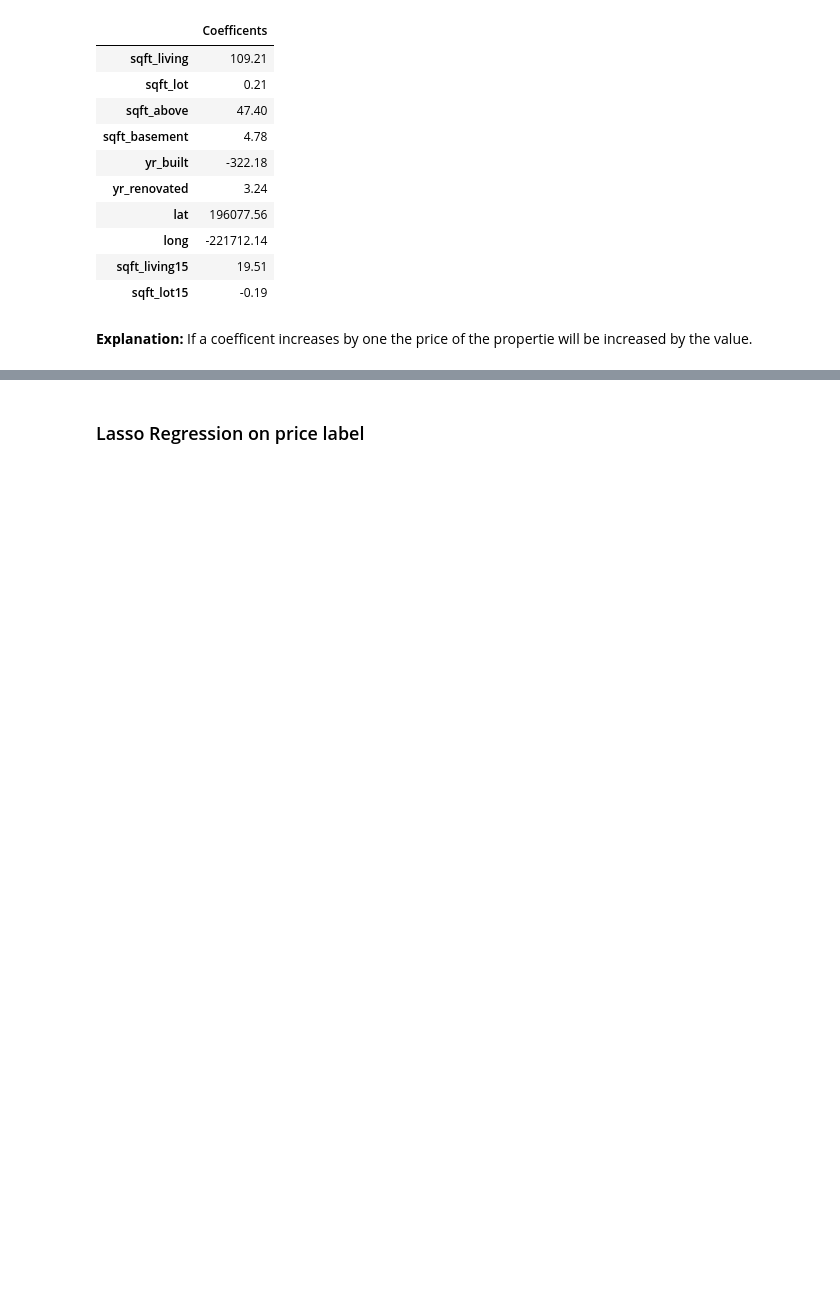
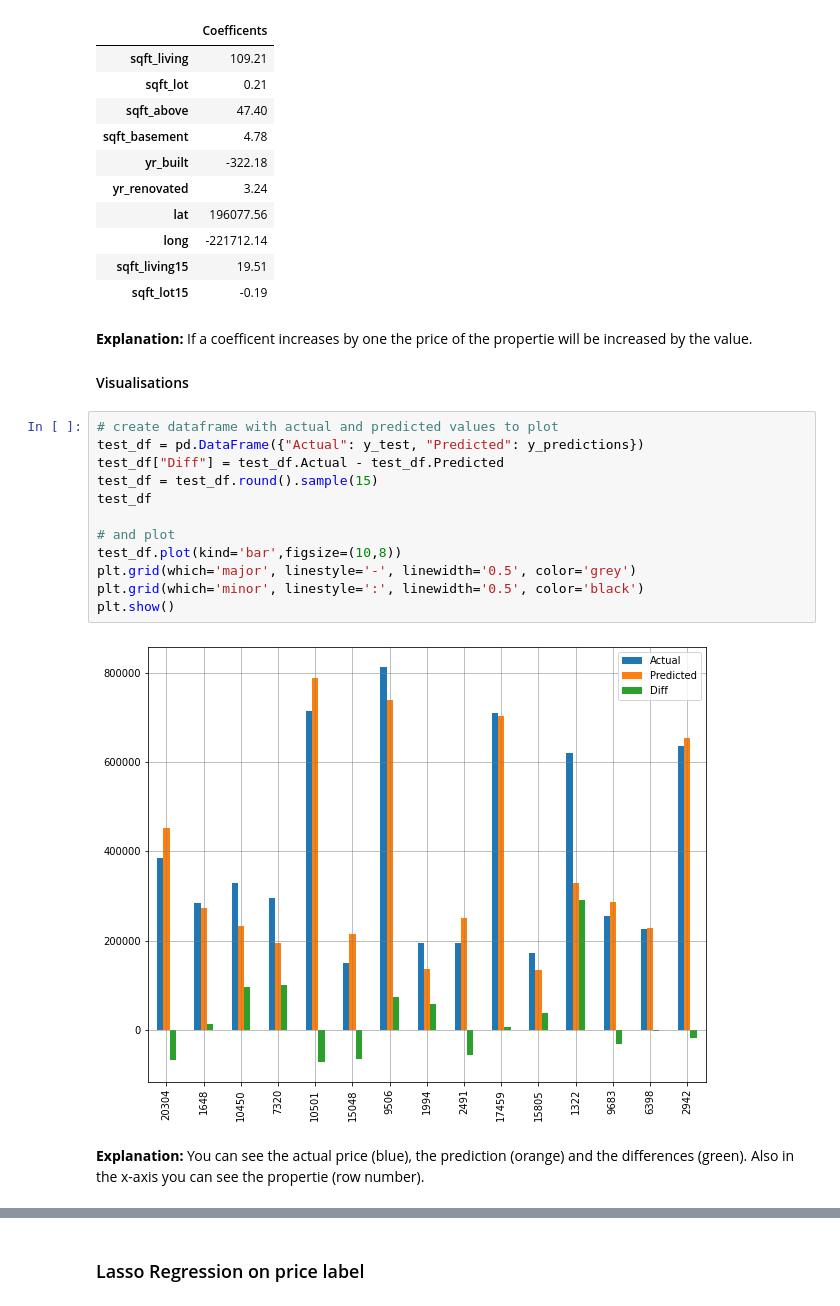
Before and after one commit to sls-mdr/nf1-project-regression, a Jupyter notebook: proj1-regression.ipynb, the cells around one changed output, grey strips where cells are left out. Cells and saved outputs as stored; diff of their text form; blank space fills up the shorter version.

Commit message:
more graphs

```diff
--- a/proj1-regression.ipynb
+++ b/proj1-regression.ipynb
@@ -254,6 +258,24 @@ co.round(2).head(10)
 | sqft_lot15 | -0.19 |
 # %% [markdown]
 **Explanation:** If a coefficent increases by one the price of the propertie will be increased by the value.
+
+#### Visualisations
+# %%
+# create dataframe with actual and predicted values to plot
+test_df = pd.DataFrame({"Actual": y_test, "Predicted": y_predictions})
+test_df["Diff"] = test_df.Actual - test_df.Predicted
+test_df = test_df.round().sample(15)
+test_df
+
+# and plot
+test_df.plot(kind='bar',figsize=(10,8))
+plt.grid(which='major', linestyle='-', linewidth='0.5', color='grey')
+plt.grid(which='minor', linestyle=':', linewidth='0.5', color='black')
+plt.show()
+# %% [output]
+[figure, added]
+# %% [markdown]
+**Explanation:** You can see the actual price (blue), the prediction (orange) and the differences (green). Also in the x-axis you can see the propertie (row number).
 # %%
 from yellowbrick.model_selection import LearningCurve
 
```
Also changed, not shown: parts of 15 cells of this notebook, 1 other file.
